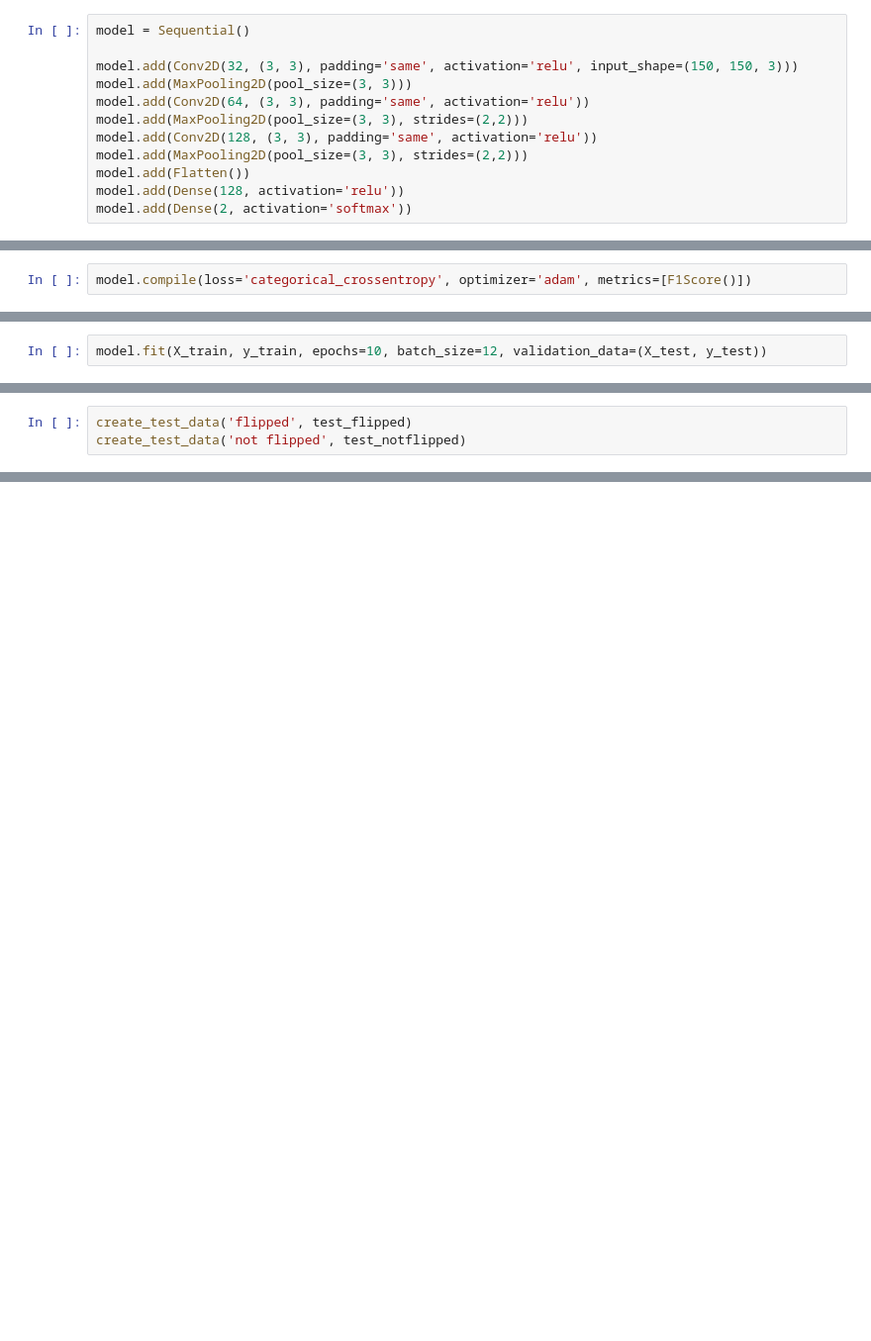
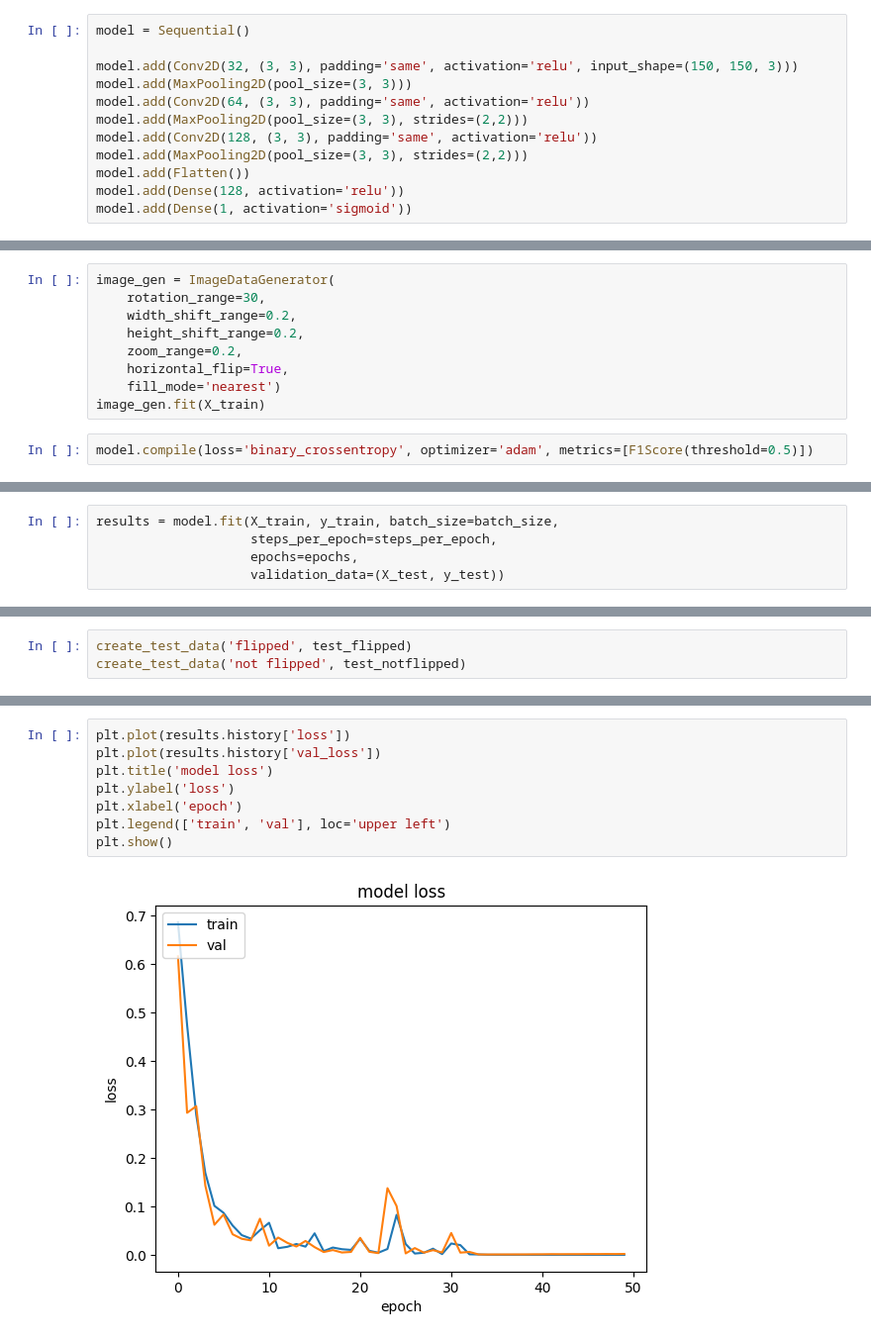
Before and after one commit to JideOkesanjo/DataScience-Capstone-Projects, a Jupyter notebook: Apziva_project_4.ipynb, the cells around one changed output, grey strips where cells are left out. Shown at 99% size. Saved outputs shown, nothing was run; the diff lists cells and outputs as text; blank space fills up the shorter version.

Commit message:
image classification project: after many mistakes on my part, I was able to improve my f1score to 0.975!

```diff
--- a/Apziva_project_4.ipynb
+++ b/Apziva_project_4.ipynb
@@ -96,4 +103,4 @@ model.add(Conv2D(128, (3, 3), padding='same', activation='relu'))
 model.add(MaxPooling2D(pool_size=(3, 3), strides=(2,2)))
 model.add(Flatten())
 model.add(Dense(128, activation='relu'))
-model.add(Dense(2, activation='softmax'))
+model.add(Dense(1, activation='sigmoid'))
@@ -100,5 +112,14 @@ model.add(Dense(2, activation='softmax'))
+# %%
+image_gen = ImageDataGenerator(
+    rotation_range=30,
+    width_shift_range=0.2,
+    height_shift_range=0.2,
+    zoom_range=0.2,
+    horizontal_flip=True,
+    fill_mode='nearest')
+image_gen.fit(X_train)
 # %%
-model.compile(loss='categorical_crossentropy', optimizer='adam', metrics=[F1Score()])
+model.compile(loss='binary_crossentropy', optimizer='adam', metrics=[F1Score(threshold=0.5)])
 # %%
 model.summary()
 # %% [output]
@@ -122,3 +149,6 @@ _________________________________________________________________
 # %%
-model.fit(X_train, y_train, epochs=10, batch_size=12, validation_data=(X_test, y_test))
+results = model.fit(X_train, y_train, batch_size=batch_size,
+                    steps_per_epoch=steps_per_epoch,
+                    epochs=epochs,
+                    validation_data=(X_test, y_test))
 # %% [output]
@@ -175,0 +207,10 @@ model.evaluate(test, test_label, batch_size=12)
+# %%
+plt.plot(results.history['loss'])
+plt.plot(results.history['val_loss'])
+plt.title('model loss')
+plt.ylabel('loss')
+plt.xlabel('epoch')
+plt.legend(['train', 'val'], loc='upper left')
+plt.show()
+# %% [output]
+[figure, added]
```
Also changed, not shown: parts of 30 cells of this notebook.
